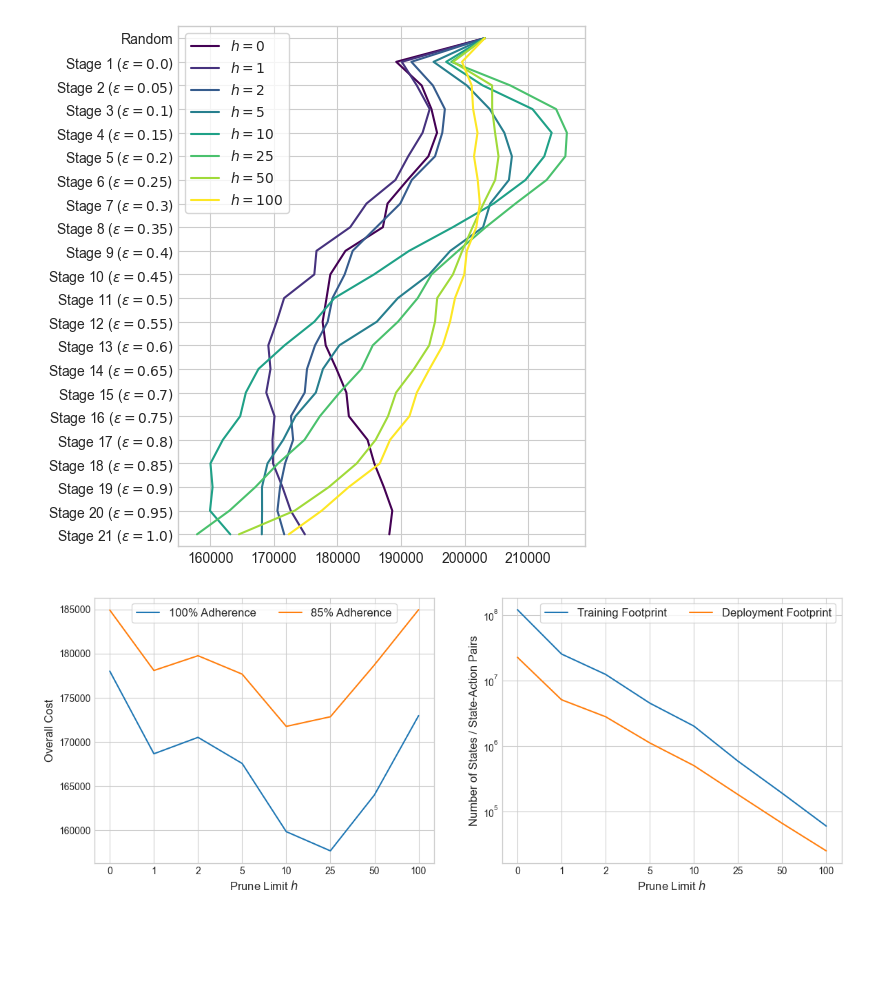
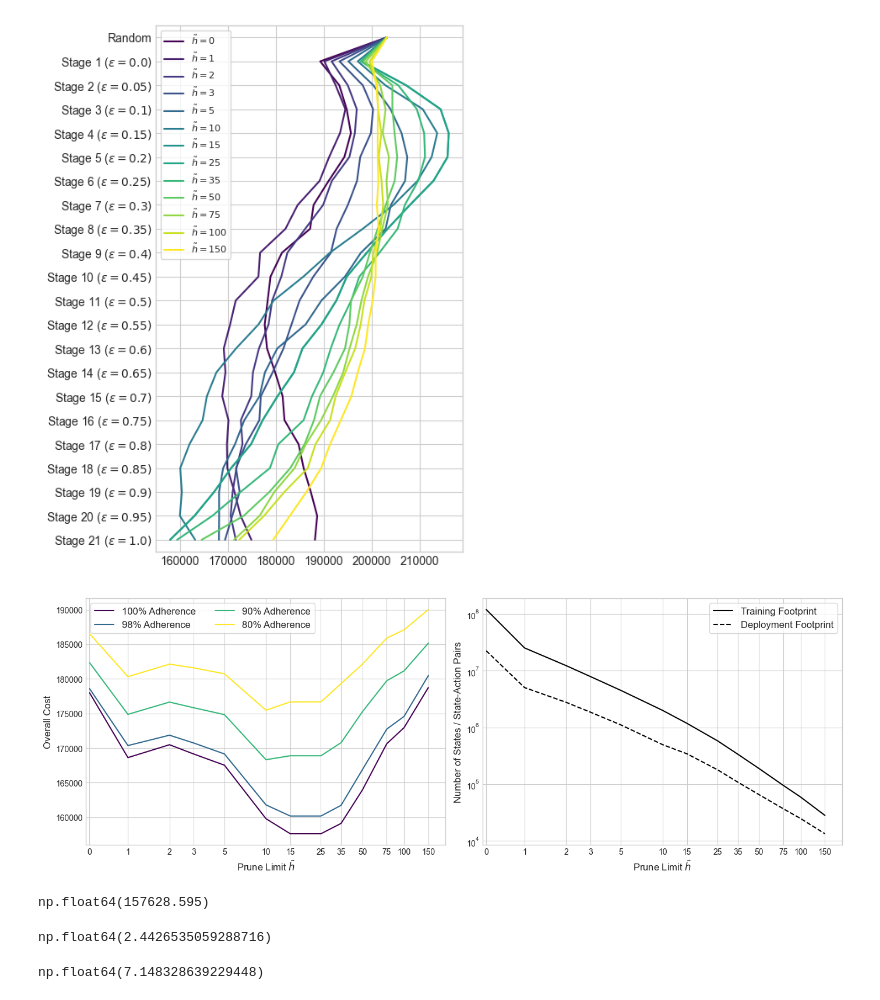
Before and after one commit to geraintpalmer/bed_moves_policy, a Jupyter notebook: src/experiments/pruning_experiments/analysis.ipynb, the cells around one changed output. Drawn from its saved outputs; the diff is of its cells as text; code cells hidden in the pictures; blank space fills up the shorter version.

```diff
--- a/src/experiments/pruning_experiments/analysis.ipynb
+++ b/src/experiments/pruning_experiments/analysis.ipynb
@@ -14,31 +14,42 @@ ticklabels = ['Random'] + stage_labels
 h000 = pd.read_csv("h000/results/evaluation.csv")
 h001 = pd.read_csv("h001/results/evaluation.csv")
 h002 = pd.read_csv("h002/results/evaluation.csv")
+h003 = pd.read_csv("h003/results/evaluation.csv")
 h005 = pd.read_csv("h005/results/evaluation.csv")
 h010 = pd.read_csv("h010/results/evaluation.csv")
+h015 = pd.read_csv("h015/results/evaluation.csv")
 h025 = pd.read_csv("h025/results/evaluation.csv")
+h035 = pd.read_csv("h035/results/evaluation.csv")
 h050 = pd.read_csv("h050/results/evaluation.csv")
+h075 = pd.read_csv("h075/results/evaluation.csv")
 h100 = pd.read_csv("h100/results/evaluation.csv")
+h150 = pd.read_csv("h150/results/evaluation.csv")
 # %%
 fig, ax = plt.subplots(1, figsize=(5.25, 6.75))
 cmap = plt.colormaps['viridis']
-steps = np.linspace(0, 1, 8)
-ax.plot(h000.median(), range(22), c=cmap(steps[0]), label=r"$h = 0$")
-ax.plot(h001.median(), range(22), c=cmap(steps[1]), label=r"$h = 1$")
-ax.plot(h002.median(), range(22), c=cmap(steps[2]), label=r"$h = 2$")
-ax.plot(h005.median(), range(22), c=cmap(steps[3]), label=r"$h = 5$")
-ax.plot(h010.median(), range(22), c=cmap(steps[4]), label=r"$h = 10$")
-ax.plot(h025.median(), range(22), c=cmap(steps[5]), label=r"$h = 25$")
-ax.plot(h050.median(), range(22), c=cmap(steps[6]), label=r"$h = 50$")
-ax.plot(h100.median(), range(22), c=cmap(steps[7]), label=r"$h = 100$")
+steps = np.linspace(0, 1, 13)
+ax.plot(h000.median(), range(22), c=cmap(steps[0]), label=r"$\tilde{h} = 0$")
+ax.plot(h001.median(), range(22), c=cmap(steps[1]), label=r"$\tilde{h} = 1$")
+ax.plot(h002.median(), range(22), c=cmap(steps[2]), label=r"$\tilde{h} = 2$")
+ax.plot(h003.median(), range(22), c=cmap(steps[3]), label=r"$\tilde{h} = 3$")
+ax.plot(h005.median(), range(22), c=cmap(steps[4]), label=r"$\tilde{h} = 5$")
+ax.plot(h010.median(), range(22), c=cmap(steps[5]), label=r"$\tilde{h} = 10$")
+ax.plot(h015.median(), range(22), c=cmap(steps[6]), label=r"$\tilde{h} = 15$")
+ax.plot(h025.median(), range(22), c=cmap(steps[7]), label=r"$\tilde{h} = 25$")
+ax.plot(h035.median(), range(22), c=cmap(steps[8]), label=r"$\tilde{h} = 35$")
+ax.plot(h050.median(), range(22), c=cmap(steps[9]), label=r"$\tilde{h} = 50$")
+ax.plot(h075.median(), range(22), c=cmap(steps[10]), label=r"$\tilde{h} = 75$")
+ax.plot(h100.median(), range(22), c=cmap(steps[11]), label=r"$\tilde{h} = 100$")
+ax.plot(h150.median(), range(22), c=cmap(steps[12]), label=r"$\tilde{h} = 150$")
 ax.set_yticks(range(22))
 ax.set_yticklabels(ticklabels)
 ax.set_ylim(-0.5, 21.5)
 ax.axes.yaxis.set_inverted(True)
-ax.legend(frameon=True)
+ax.legend(frameon=True, fontsize=8)
+plt.tight_layout()
 fig.savefig("../../../plt/pruning_experiment_training_curves.pdf")
 # %% [output]
-[figure, old version]
+[figure, new version]
 # %%
 rh000 = pd.read_csv("h000/results/robust_evaluation.csv")
 rh001 = pd.read_csv("h001/results/robust_evaluation.csv")
@@ -52,23 +68,41 @@ rh100 = pd.read_csv("h100/results/robust_evaluation.csv")
 footprint = pd.read_csv("footprint.csv")
 # %%
 fig, axarr = plt.subplots(1, 2, figsize=(14, 5))
-axarr[0].plot([d['Stage 0'].median() for d in [rh000, rh001, rh002, rh005, rh010, rh025, rh050, rh100]], label="100% Adherence")
-axarr[0].plot([d['Stage 13'].median() for d in [rh000, rh001, rh002, rh005, rh010, rh025, rh050, rh100]], label="85% Adherence")
+axarr[0].plot(hs, [d['Stage 0'].median() for d in [rh000, rh001, rh002, rh003, rh005, rh010, rh015, rh025, rh035, rh050, rh075, rh100, rh150]], c=cmap(0.0), label="100% Adherence")
+axarr[0].plot(hs, [d['Stage 3'].median() for d in [rh000, rh001, rh002, rh003, rh005, rh010, rh015, rh025, rh035, rh050, rh075, rh100, rh150]], c=cmap(0.333), label="98% Adherence")
+axarr[0].plot(hs, [d['Stage 11'].median() for d in [rh000, rh001, rh002, rh003, rh005, rh010, rh015, rh025, rh035, rh050, rh075, rh100, rh150]], c=cmap(0.666), label="90% Adherence")
+axarr[0].plot(hs, [d['Stage 15'].median() for d in [rh000, rh001, rh002, rh003, rh005, rh010, rh015, rh025, rh035, rh050, rh075, rh100, rh150]], c=cmap(1.0), label="80% Adherence")
 axarr[0].legend(ncol=2, fontsize=12, frameon=True)
-axarr[0].set_xticks(range(8))
+axarr[0].set_xscale("symlog", linthresh=1, linscale=0.25)
+axarr[0].set_xlim(-0.1, 200)
+axarr[0].set_xticks(hs)
 axarr[0].set_xticklabels(hs)
-axarr[0].set_xlabel("Prune Limit $h$", fontsize=12)
+axarr[0].set_xlabel(r"Prune Limit $\tilde{h}$", fontsize=12)
 axarr[0].set_ylabel("Overall Cost", fontsize=12)
 
-axarr[1].plot(footprint['training'], label="Training Footprint")
-axarr[1].plot(footprint['deployment'], label="Deployment Footprint")
+axarr[1].plot(hs, footprint['training'], label="Training Footprint", c='black', linestyle="solid")
+axarr[1].plot(hs, footprint['deployment'], label="Deployment Footprint", c='black', linestyle="dashed")
 axarr[1].set_yscale('log', base=10)
-axarr[1].legend(ncol=2, fontsize=12, frameon=True)
-axarr[1].set_xticks(range(8))
+axarr[1].legend(fontsize=12, frameon=True)
+axarr[1].set_xscale("symlog", linthresh=1, linscale=0.25)
+axarr[1].set_xlim(-0.1, 200)
+axarr[1].set_xticks(hs)
 axarr[1].set_xticklabels(hs)
-axarr[1].set_xlabel("Prune Limit $h$", fontsize=12)
+axarr[1].set_xlabel(r"Prune Limit $\tilde{h}$", fontsize=12)
 axarr[1].set_ylabel("Number of States / State-Action Pairs", fontsize=12)
-
+plt.tight_layout()
 fig.savefig("../../../plt/pruning_experiment.pdf")
 # %% [output]
-[figure, old version]
+[figure, new version]
+# %%
+rh025['Stage 0'].median()
+# %% [output]
+np.float64(157628.595)
+# %%
+((rh000['Stage 11'].median() - rh000['Stage 0'].median()) / rh000['Stage 0'].median()) * 100
+# %% [output]
+np.float64(2.4426535059288716)
+# %%
+((rh025['Stage 11'].median() - rh025['Stage 0'].median()) / rh025['Stage 0'].median()) * 100
+# %% [output]
+np.float64(7.148328639229448)
```
Also changed, not shown: parts of 2 cells of this notebook, 21 other files.
